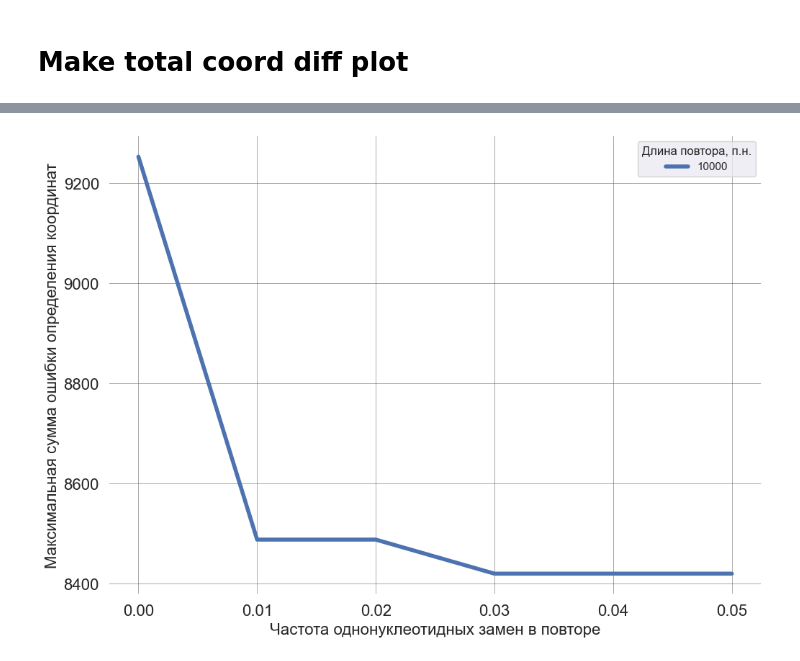
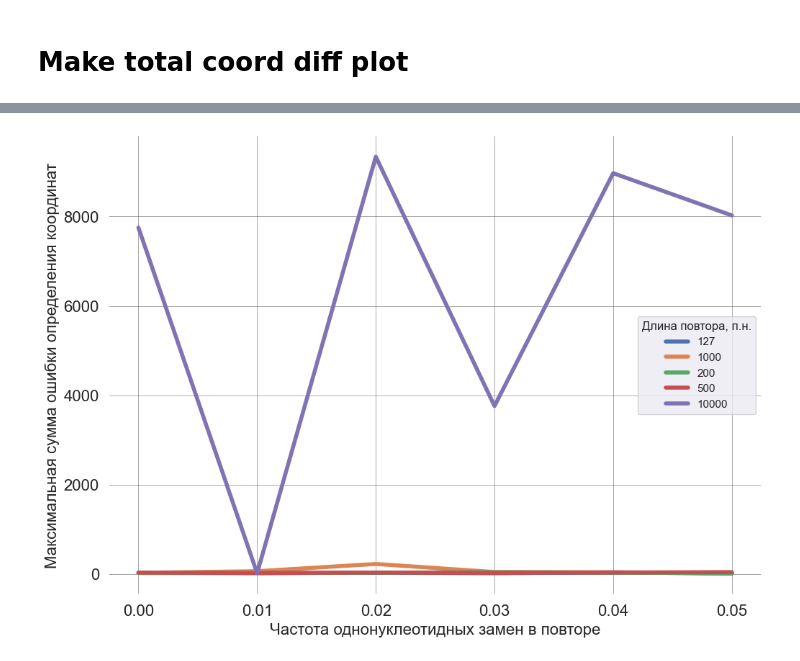
Before and after one commit to masikol/reverlor, a Jupyter notebook: param_selection/test_repeat_detection/tyk_ipynb/explore_basic_recall.ipynb, the cells around one changed output, grey strips where cells are left out. Saved outputs shown, nothing was run; the diff lists cells and outputs as text; code cells hidden in the pictures.

```diff
--- a/param_selection/test_repeat_detection/tyk_ipynb/explore_basic_recall.ipynb
+++ b/param_selection/test_repeat_detection/tyk_ipynb/explore_basic_recall.ipynb
@@ -27,23 +27,28 @@ elif SUFFIX == 'SNP_INDEL':
     x_label_part = 'однонуклеотидных замен и инделов'
 # end if
+# %%
+N_DESIRED_REPEAT_COPIES = 3
 # %%
-raw_infpath = '/mnt/data/Max/repos/reverlor/param_selection/test_repeat_detection/workdir_{}_{}/repeat_detection_table_raw.tsv'.format(
+workdir_path = '/mnt/data/Max/repos/reverlor/param_selection/test_repeat_detection/workdirs_{}copies/workdir_{}_{}'.format(
+    N_DESIRED_REPEAT_COPIES,
     FINDER,
-    SUFFIX
+    MUTATION_TYPE
 )
-detect_infpath = '/mnt/data/Max/repos/reverlor/param_selection/test_repeat_detection/workdir_{}_{}/repeat_detection_table.tsv'.format(
-    FINDER,
-    SUFFIX
+raw_infpath = '{}/repeat_detection_table_raw.tsv'.format(
+    workdir_path
 )
+detect_infpath = '{}/repeat_detection_table.tsv'.format(
+    workdir_path
+)
 # %%
 df_raw = pl.read_csv(raw_infpath, separator='\t')
 df_raw = df_raw.with_columns(
     (
-        pl.col('repeat_len').cast(pl.String) \
+        'MR_l' + pl.col('repeat_len').cast(pl.String) \
         + '_' \
-        + pl.col('repeat_idx').cast(pl.String) \
+        + 'r' + pl.col('replicate_idx').cast(pl.String) \
         + '_' \
-        + pl.col('rate').cast(pl.String) \
+        + 't' + pl.col('rate').cast(pl.String) \
     ).alias('repeat_id')
 )
 if FINDER == 'phraider':
@@ -154,10 +157,17 @@ def get_per_rate_df(repeat_detect_df, true_df, repeat_len=200):
     ).height
     print('N_repeats = {}'.format(N_repeats))
 
+    # TODO: remove
+    # result_df = repeat_detect_df.filter(
+    #     pl.col('repeat_len') == repeat_len
+    # ).unique(
+    #     subset=['chr', 'repeat_id']
+    # ).group_by('rate').agg(
+    #     pl.col('repeat_detected').sum().alias('repeat_detected_count')
+    # ).sort(by=['rate'])
+
     result_df = repeat_detect_df.filter(
         pl.col('repeat_len') == repeat_len
-    ).unique(
-        subset=['chr', 'repeat_id']
     ).group_by('rate').agg(
         pl.col('repeat_detected').sum().alias('repeat_detected_count')
     ).sort(by=['rate'])
@@ -166,7 +176,8 @@ def get_per_rate_df(repeat_detect_df, true_df, repeat_len=200):
         (pl.col('repeat_detected_count') / N_repeats * 100.0).alias('repeat_detected_percent'),
         pl.lit(repeat_len).alias('repeat_len')
     ).with_columns(
-        pl.min_horizontal(pl.col('repeat_detected_percent'), 100.0).alias('repeat_detected_percent')
+        pl.min_horizontal(pl.col('repeat_detected_count'), N_repeats).alias('repeat_detected_count'),
+        pl.min_horizontal(pl.col('repeat_detected_percent'), 100.0).alias('repeat_detected_percent'),
     )
 
     return result_df
@@ -190,7 +201,7 @@ def get_per_rate_coord_diff_df(repeat_detect_df, true_df, repeat_len=200):
         .agg(pl.col('end_coord_diff').min())
 
     result_df = tmp_df.select(
-        pl.col('chr', 'repeat_id', 'repeat_idx', 'rate')
+        pl.col('chr', 'repeat_id', 'replicate_idx', 'rate')
     ).join(
         min_start_coord_diff_df,
         on='repeat_id',
@@ -390,28 +445,28 @@ plt.show(ax)
 # %%
-all_coord_mean_df = all_coord_df.group_by(['rate', 'repeat_len']) \
+all_coord_max_df = all_coord_df.group_by(['rate', 'repeat_len']) \
     .agg(pl.col('coord_diff_sum').max().alias('max_coord_diff_sum'))
 
 sns.set_theme(rc={'figure.figsize':(11.7,8.27)})
 
 ax = sns.lineplot(
-    all_coord_mean_df,
+    all_coord_max_df,
     x='rate',
     y='max_coord_diff_sum',
     hue='repeat_len',
     linewidth=4.0
 )
 
 ax.set_xlabel(f'Частота {x_label_part} в повторе', fontsize=16)
 ax.set_ylabel('Максимальная сумма ошибки определения координат', fontsize=16)
 
 plt.legend(title='Длина повтора, п.н.')
 
 plt.xticks(fontsize=16)
 plt.yticks(fontsize=16)
 
 ax.grid(True, color='#505050', linestyle='-', linewidth=0.5, alpha=0.7)
 ax.set_facecolor('#ffffff')
 
 plt.show(ax)
 # %% [output]
-[figure, old version]
+[figure, new version]
```
Also changed, not shown: parts of 16 cells of this notebook, 8 other files.
